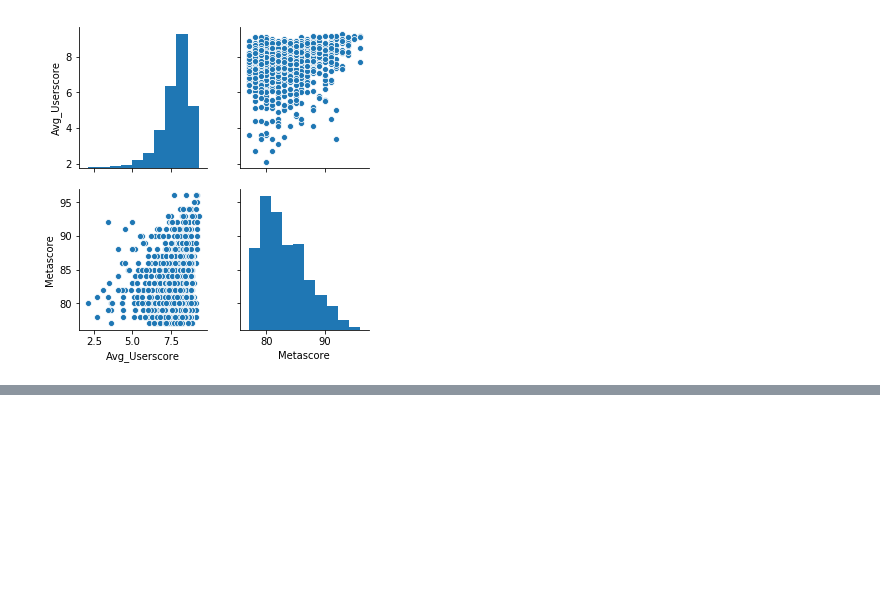
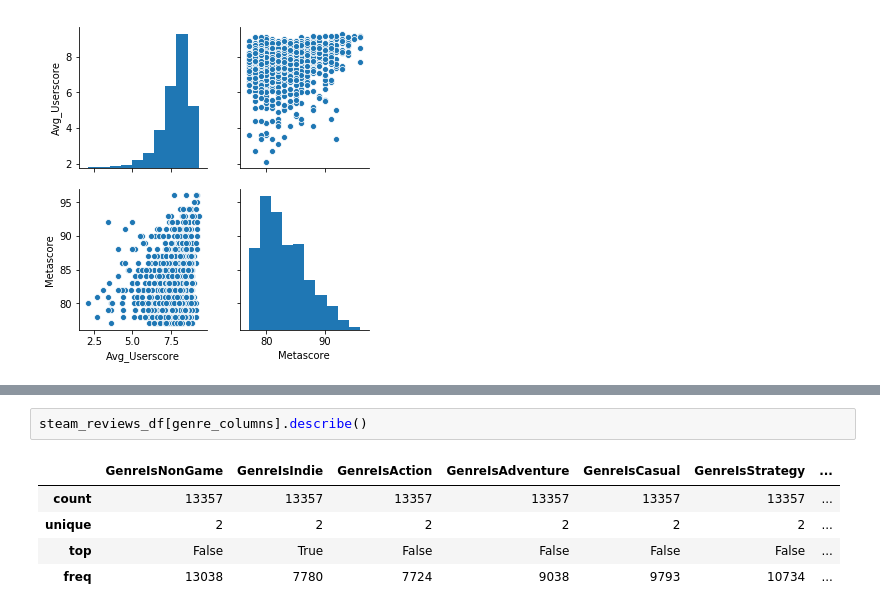
Before and after one commit to lambdaofgod/examples-counterexamples, a Jupyter notebook: notebooks/Game Recommendations.ipynb, the cells around one changed output, grey strips where cells are left out. Cells and saved outputs as stored; diff of their text form; blank space fills up the shorter version.

```diff
--- a/notebooks/Game Recommendations.ipynb
+++ b/notebooks/Game Recommendations.ipynb
@@ -88,0 +148,8 @@ sns.pairplot(pc_game_info_df[['Avg_Userscore', 'Metascore']]);
+# %%
+steam_reviews_df[genre_columns].describe()
+# %% [output]
+|  | GenreIsNonGame | GenreIsIndie | GenreIsAction | GenreIsAdventure | GenreIsCasual | GenreIsStrategy | ... |
+| count | 13357 | 13357 | 13357 | 13357 | 13357 | 13357 | ... |
+| unique | 2 | 2 | 2 | 2 | 2 | 2 | ... |
+| top | False | True | False | False | False | False | ... |
+| freq | 13038 | 7780 | 7724 | 9038 | 9793 | 10734 | ... |
```
Also changed, not shown: parts of 17 cells of this notebook.
